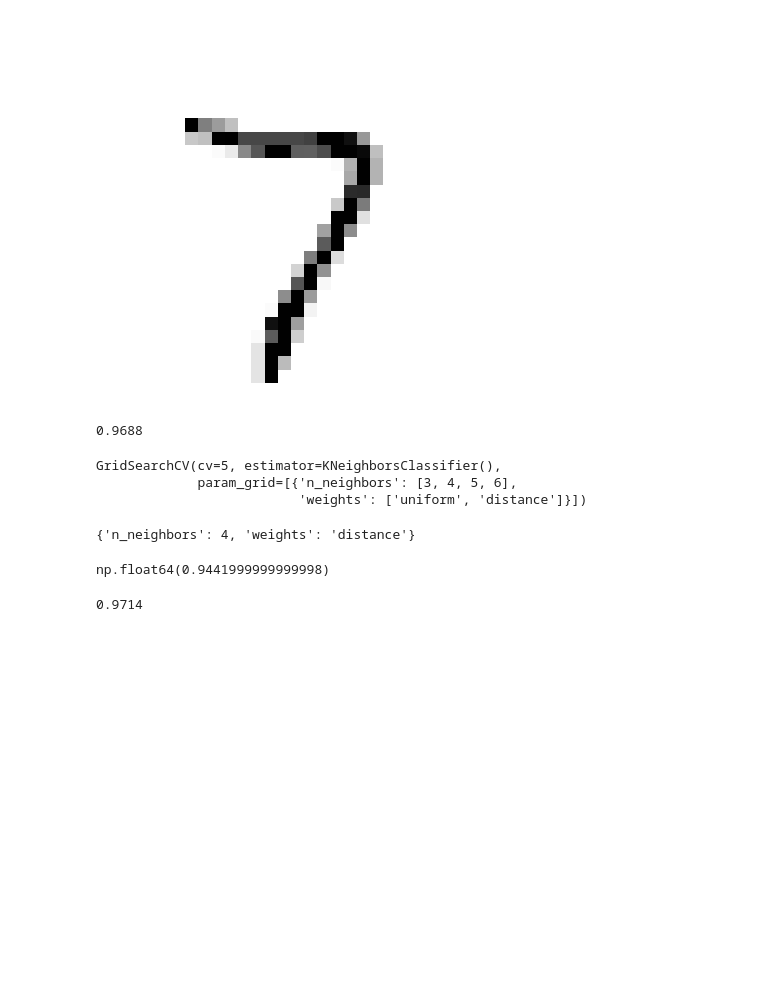
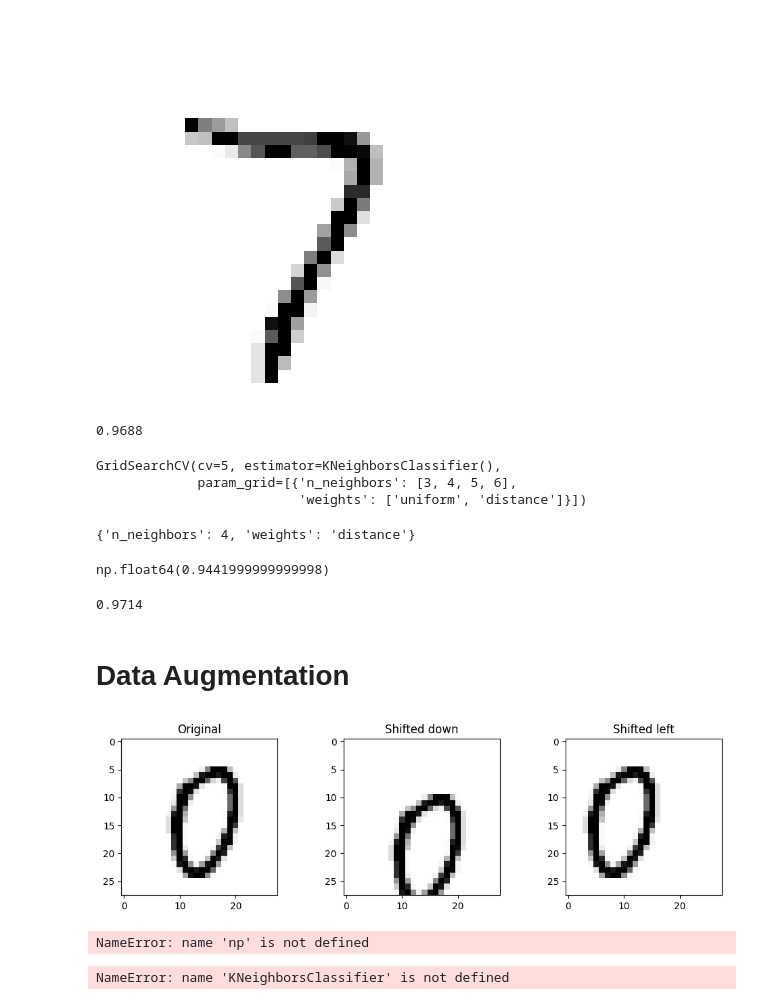
Before and after one commit to Farhan-ux/ml-lab, a Jupyter notebook: 07_mnist/mnist.ipynb, the cells around one changed output. Drawn from its saved outputs; the diff is of its cells as text; code cells hidden in the pictures; blank space fills up the shorter version.

```diff
--- a/07_mnist/mnist.ipynb
+++ b/07_mnist/mnist.ipynb
@@ -376,3 +376,5 @@ tuned_accuracy = grid_search.score(X_test, y_test)
 tuned_accuracy
 # %% [output]
 0.9714
+# %% [markdown]
+# Data Augmentation
@@ -378,0 +383,40 @@ tuned_accuracy
+# %%
+def shift_image(image, dx, dy):
+    image = image.reshape((28, 28))
+    shifted_image = shift(image, [dy, dx], cval=0, mode="constant")
+    return shifted_image.reshape([-1])
+# %%
+import matplotlib.pyplot as plt
+image = X_train[1000]  # some random digit to demo
+shifted_image_down = shift_image(image, 0, 5)
+shifted_image_left = shift_image(image, -5, 0)
+
+plt.figure(figsize=(12, 3))
+plt.subplot(131)
+plt.title("Original")
+plt.imshow(image.reshape(28, 28),
+           interpolation="nearest", cmap="Greys")
+plt.subplot(132)
+plt.title("Shifted down")
+plt.imshow(shifted_image_down.reshape(28, 28),
+           interpolation="nearest", cmap="Greys")
+plt.subplot(133)
+plt.title("Shifted left")
+plt.imshow(shifted_image_left.reshape(28, 28),
+           interpolation="nearest", cmap="Greys")
+plt.show()
+# %% [output]
+[figure, added]
+# %%
+X_train_augmented = [image for image in X_train]
+y_train_augmented = [label for label in y_train]
+
+for dx, dy in ((-1, 0), (1, 0), (0, 1), (0, -1)):
+    for image, label in zip(X_train, y_train):
+        X_train_augmented.append(shift_image(image, dx, dy))
+        y_train_augmented.append(label)
+
+X_train_augmented = np.array(X_train_augmented)
+y_train_augmented = np.array(y_train_augmented)
+# %% [output]
+NameError: name 'np' is not defined
@@ -378,0 +427,4 @@ tuned_accuracy
+# %%
+knn_clf = KNeighborsClassifier(**grid_search.best_params_)
+# %% [output]
+NameError: name 'KNeighborsClassifier' is not defined
```
Also changed, not shown: parts of 5 cells of this notebook, 4 other files.
